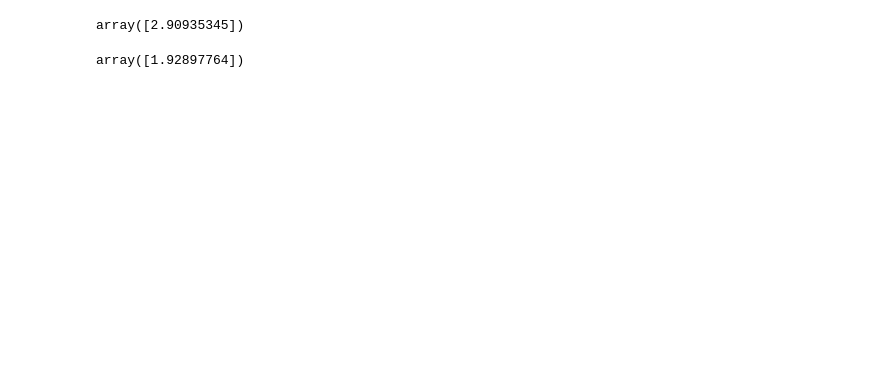
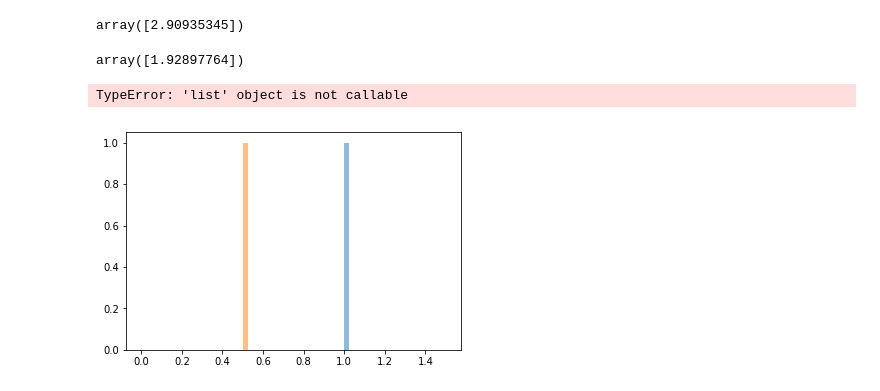
Before and after one commit to LuisEduardoCantero/Data_Science_in_Cosmology, a Jupyter notebook: Semana7/Tarea_Semana7/Chisqr.ipynb, the cells around one changed output. Cells and saved outputs as stored; diff of their text form; code cells hidden in the pictures; blank space fills up the shorter version.

```diff
--- a/Semana7/Tarea_Semana7/Chisqr.ipynb
+++ b/Semana7/Tarea_Semana7/Chisqr.ipynb
@@ -119,3 +117,26 @@ array([2.90935345])
 b_best
 # %% [output]
 array([1.92897764])
+# %%
+a_ = []
+b_ = []
+a0 = 1.0
+b0 = 0.5
+a_.append(a0)
+b_.append(b0)
+
+for j in range(1,100):
+    like = []
+    a2 = xor
+    b2 = yor
+    for i in range(100):
+        like.append(-like(a2[i], b2[i], [xor,yor,error]))
+    a_.append(a2[like.index(max(like))])
+    b_.append(b2[like.index(max(like))])
+# %% [output]
+TypeError: 'list' object is not callable
+# %%
+plt.hist(a_, 40,alpha=0.5);
+plt.hist(b_, 40,alpha=0.5);
+# %% [output]
+[figure, added]
```
Also changed, not shown: parts of 5 cells of this notebook.
